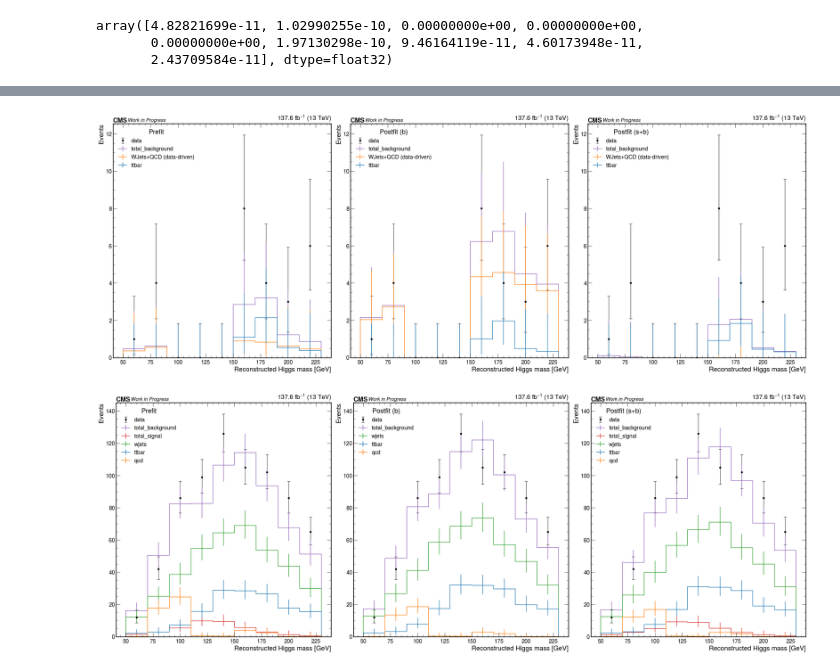
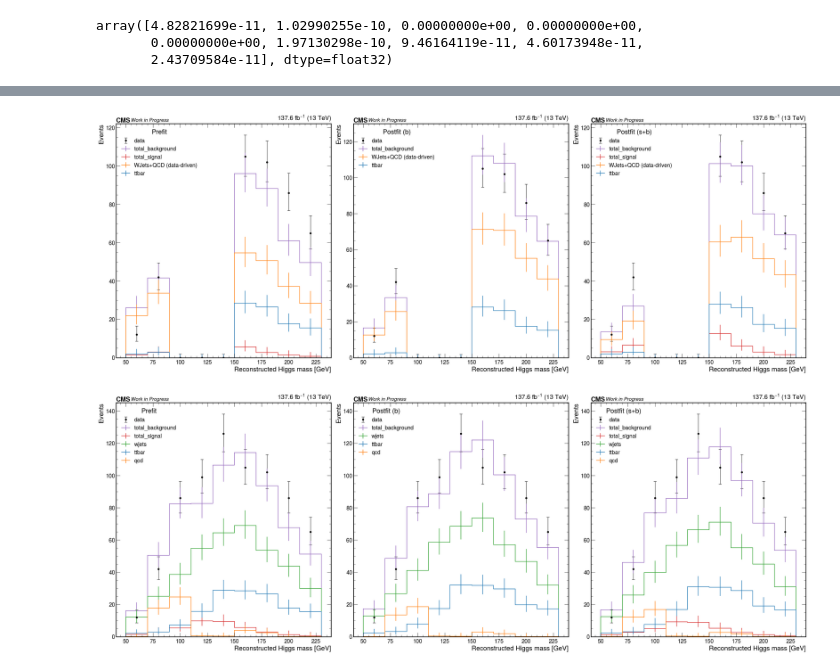
Before and after one commit to quinnanm/boostedhiggs, a Jupyter notebook: binder/combine.ipynb, the cells around one changed output, grey strips where cells are left out. Drawn from its saved outputs; the diff is of its cells as text; code cells hidden in the pictures.

```diff
--- a/binder/combine.ipynb
+++ b/binder/combine.ipynb
@@ -147,14 +147,14 @@ color_by_sample = {
     "ttbar": "tab:blue",
     "WZQQ": "salmon",
 #     "SingleTop": "tab:cyan",
-    "CMS_HWW_boosted_qcd_datadriven_SR1Blinded": "tab:orange",
+    "CMS_HWW_boosted_qcd_datadriven": "tab:orange",
 }
 
 samples = [
     "data",
     "total_background",
-#     "total_signal",
-    "CMS_HWW_boosted_qcd_datadriven_SR1Blinded",
+    "total_signal",
+    "CMS_HWW_boosted_qcd_datadriven",
 #     "wjets",
     "ttbar",
 #     "qcd",
@@ -185,7 +185,7 @@ f["shapes_fit_s"].keys()
 f = uproot.open("fitDiagnosticsBlinded.root")
 binwidth = 20
 
-region = "WJetsCRBlinded"
+# region = "WJetsCRBlinded"
 region = "SR1Blinded"
 # region = "SR2Blinded"
 
@@ -200,7 +200,7 @@ for i, key in enumerate(do):
 
     for sample in samples:
 
-        if (sample == "total_signal") and (key!="shapes_fit_s"):
+        if (sample == "total_signal") and (key=="shapes_fit_b"):
             continue
 
 #         if "qcd" in sample:
@@ -222,34 +222,34 @@ for i, key in enumerate(do):
             )
 
         else:
             if "qcd" in sample:
                 lab = "WJets+QCD (data-driven)"
             else:
                 lab = sample
 #             lab = sample
 
             hep.histplot(
                 f[f"{key}/{region}"][sample].values()*binwidth,
                 bins=list(range(50, 240, 20)),
                 ax=axs[i],
                 histtype="step",
                 yerr=True,
                 label=lab,
                 color=color_by_sample[sample]
             )
 
 
     axs[i].legend(title=legend_lab[key], loc="upper left")
     axs[i].set_ylabel(f"Events")
     axs[i].set_xlabel(f"Reconstructed Higgs mass [GeV]")
     axs[i].set_ylim(0)
 
     hep.cms.lumitext("%.1f " % full_lumi + r"fb$^{-1}$ (13 TeV)", ax=axs[i], fontsize=20)
     hep.cms.text("Work in Progress", ax=axs[i], fontsize=15)
 
 # plt.savefig(f"/Users/fmokhtar/Desktop/farakikopku5/combine.pdf")
 # %% [output]
-[figure, old version]
+[figure, new version]
 # %%
 f = uproot.open("fitDiagnosticsTest.root")
 binwidth = 20
```
Also changed, not shown: parts of 4 cells of this notebook.
